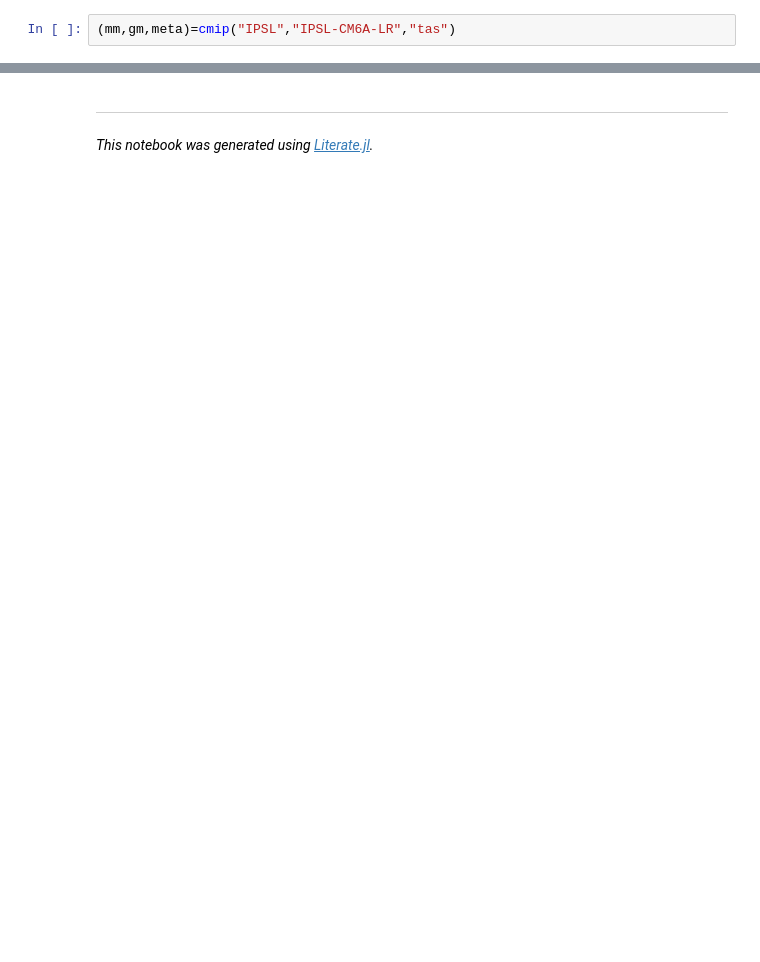
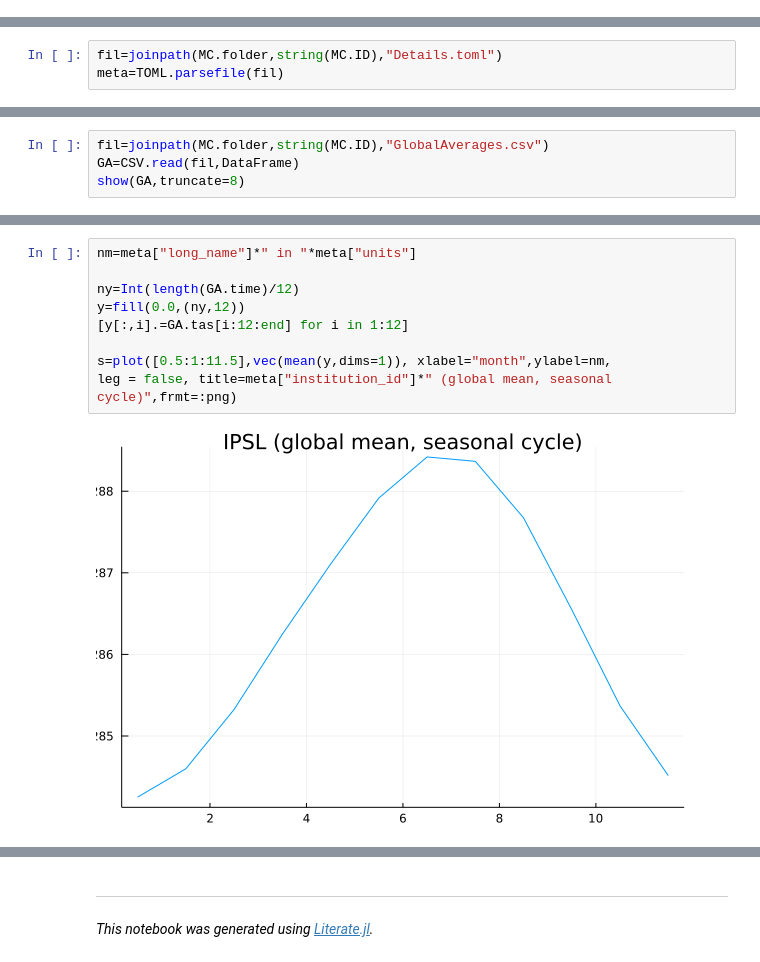
Before and after one commit to gaelforget/ClimateModels.jl, a Jupyter notebook: dev/generated/CMIP6.ipynb, the cells around one changed output, grey strips where cells are left out. Cells and saved outputs as stored; diff of their text form; blank space fills up the shorter version.

```diff
--- a/dev/generated/CMIP6.ipynb
+++ b/dev/generated/CMIP6.ipynb
@@ -13,2 +16,0 @@ Here we select that we want to access temperate `tas` from a model by `IPSL`.
-# %%
-(mm,gm,meta)=cmip("IPSL","IPSL-CM6A-LR","tas")
@@ -21,0 +75,3 @@ compute and plot (1) time mean global map and (2) time evolving global mean.
+# %%
+fil=joinpath(MC.folder,string(MC.ID),"Details.toml")
+meta=TOML.parsefile(fil)
@@ -21,0 +85,4 @@ compute and plot (1) time mean global map and (2) time evolving global mean.
+# %%
+fil=joinpath(MC.folder,string(MC.ID),"GlobalAverages.csv")
+GA=CSV.read(fil,DataFrame)
+show(GA,truncate=8)
@@ -21,0 +113,11 @@ compute and plot (1) time mean global map and (2) time evolving global mean.
+# %%
+nm=meta["long_name"]*" in "*meta["units"]
+
+ny=Int(length(GA.time)/12)
+y=fill(0.0,(ny,12))
+[y[:,i].=GA.tas[i:12:end] for i in 1:12]
+
+s=plot([0.5:1:11.5],vec(mean(y,dims=1)), xlabel="month",ylabel=nm,
+leg = false, title=meta["institution_id"]*" (global mean, seasonal cycle)",frmt=:png)
+# %% [output]
+[figure, added]
```
Also changed, not shown: parts of 22 cells of this notebook, 12 other files.
